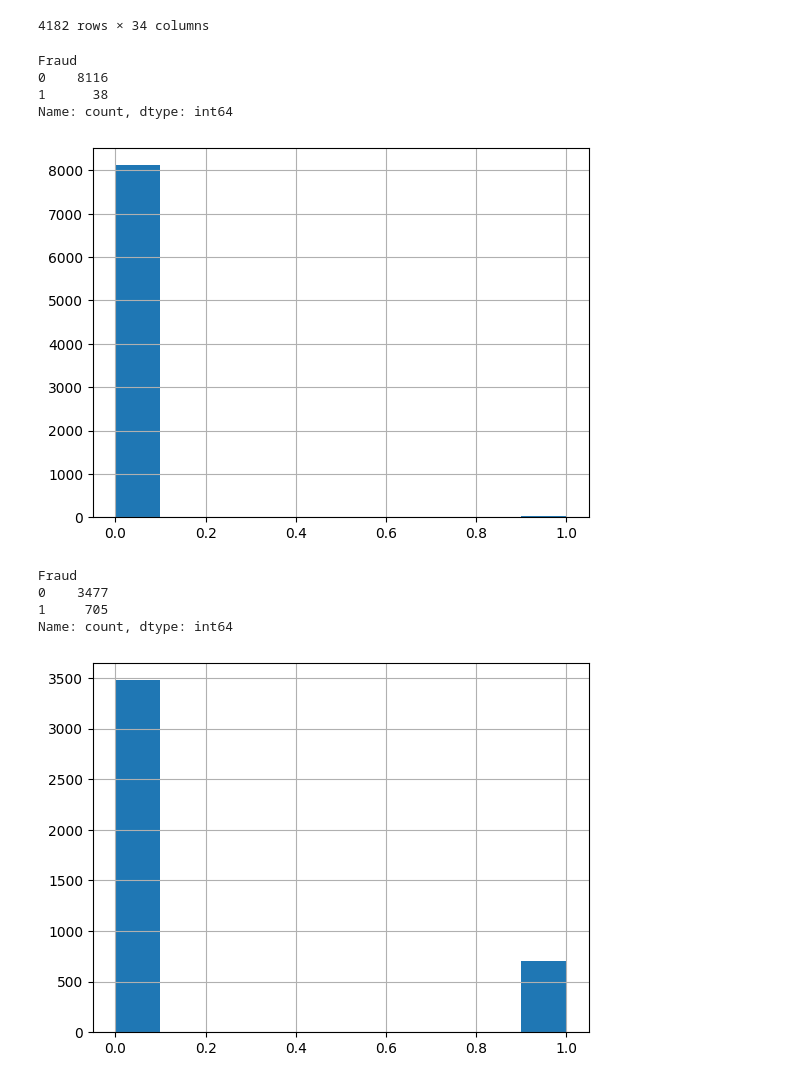
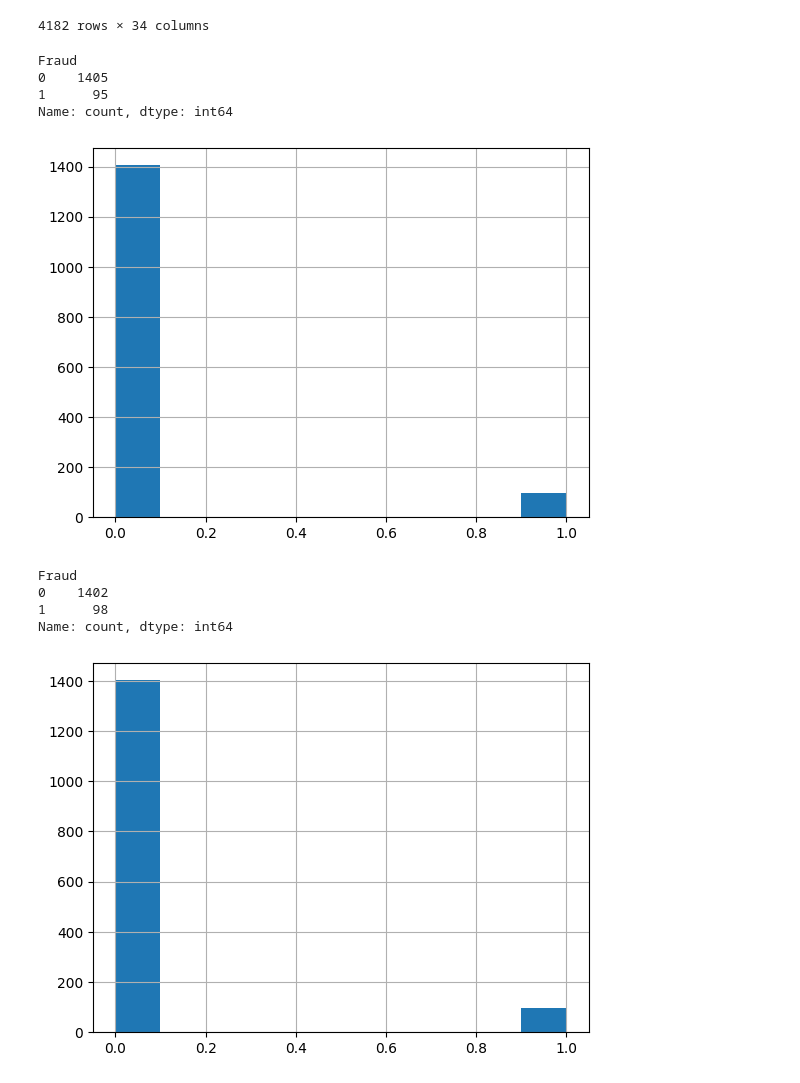
Before and after one commit to AstemirGongapshev/-research_flower, a Jupyter notebook: data_split.ipynb, the cells around one changed output. Drawn from its saved outputs; the diff is of its cells as text; code cells hidden in the pictures.

```diff
--- a/data_split.ipynb
+++ b/data_split.ipynb
@@ -121,0 +104,2 @@ df_for_client
+# %%
+X_1, X_2, y_1, y_2 = train_test_split(X_, y_, test_size=0.5, random_state=42)
@@ -122,3 +130,6 @@ df_for_client
+# %%
+df1 = pd.concat([X_1, y_1],axis=1)
+df2 = pd.concat([X_2, y_2],axis=1)
 # %%
 data_1, data_2 = split_random_(df_for_client)
 # %%
@@ -138,23 +149,23 @@ data_1
 | 13370 | 11 | 1 | 2 | 6 | 1 | 6 | 12 | ... |
 4182 rows × 34 columns
 # %%
-data_2.Fraud.hist()
-print(data_2.Fraud.value_counts())
+df2.Fraud.hist()
+print(df2.Fraud.value_counts())
 # %% [output]
 Fraud
-0    8116
-1      38
+0    1405
+1      95
 Name: count, dtype: int64
-[figure, old version]
+[figure, new version]
 # %%
-data_1.Fraud.hist()
-print(data_1.Fraud.value_counts())
+df1.Fraud.hist()
+print(df1.Fraud.value_counts())
 # %% [output]
 Fraud
-0    3477
-1     705
+0    1402
+1      98
 Name: count, dtype: int64
-[figure, old version]
+[figure, new version]
 # %%
 # data_1.to_csv('df_1.csv', index=False)
 # data_2.to_csv('df_2.csv', index=False)
```
Also changed, not shown: parts of 7 cells of this notebook, 13 other files.
